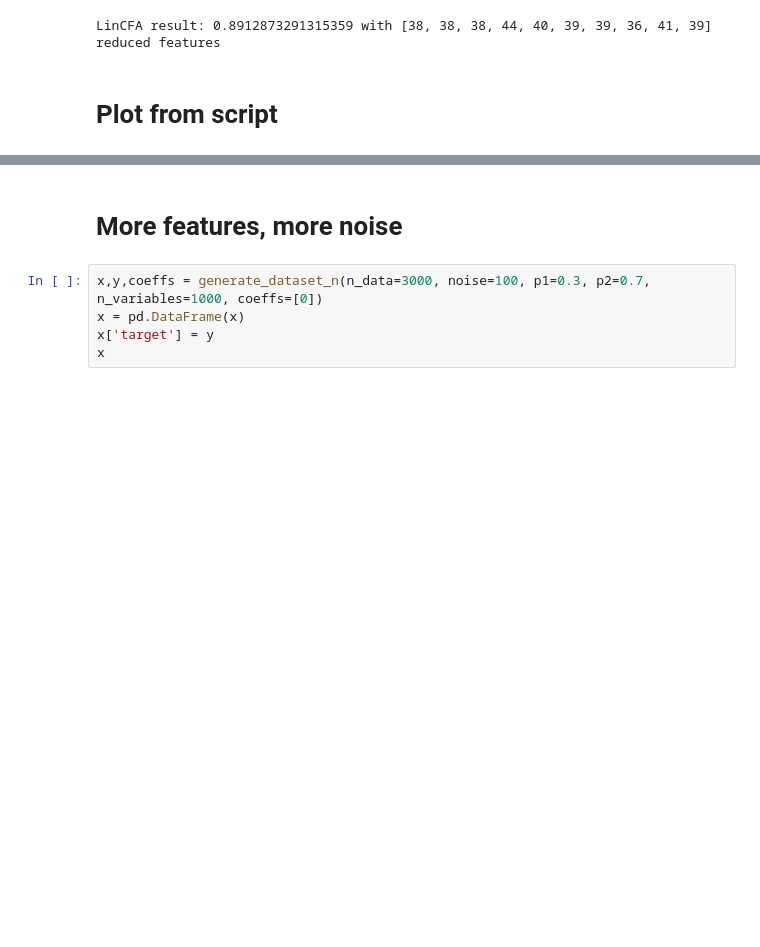
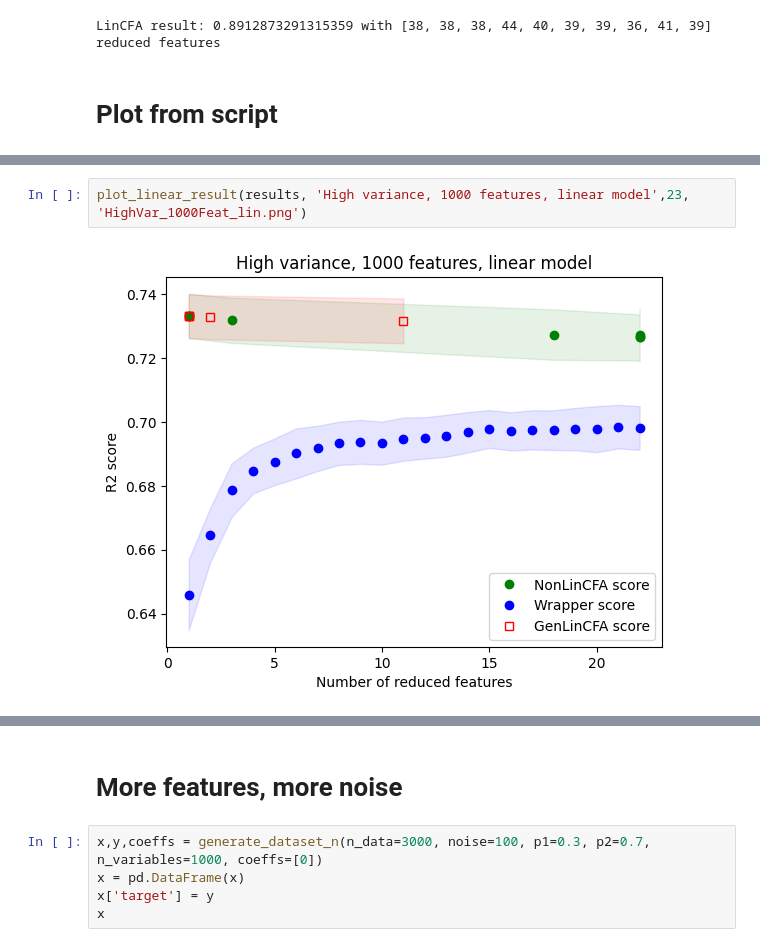
Before and after one commit to PaoloBonettiPolimi/PaperNon_Gen_LinCFA, a Jupyter notebook: Non_Gen_LinCFA_experiments.ipynb, the cells around one changed output, grey strips where cells are left out. Cells and saved outputs as stored; diff of their text form; blank space fills up the shorter version.

```diff
--- a/Non_Gen_LinCFA_experiments.ipynb
+++ b/Non_Gen_LinCFA_experiments.ipynb
@@ -417,0 +426,4 @@ with number of reduced features: 193.2, confidence interval [190.83496942937305,
+# %%
+plot_linear_result(results, 'High variance, 1000 features, linear model',23, 'HighVar_1000Feat_lin.png')
+# %% [output]
+[figure, added]
```
Also changed, not shown: parts of 68 cells of this notebook, 8 other files.
